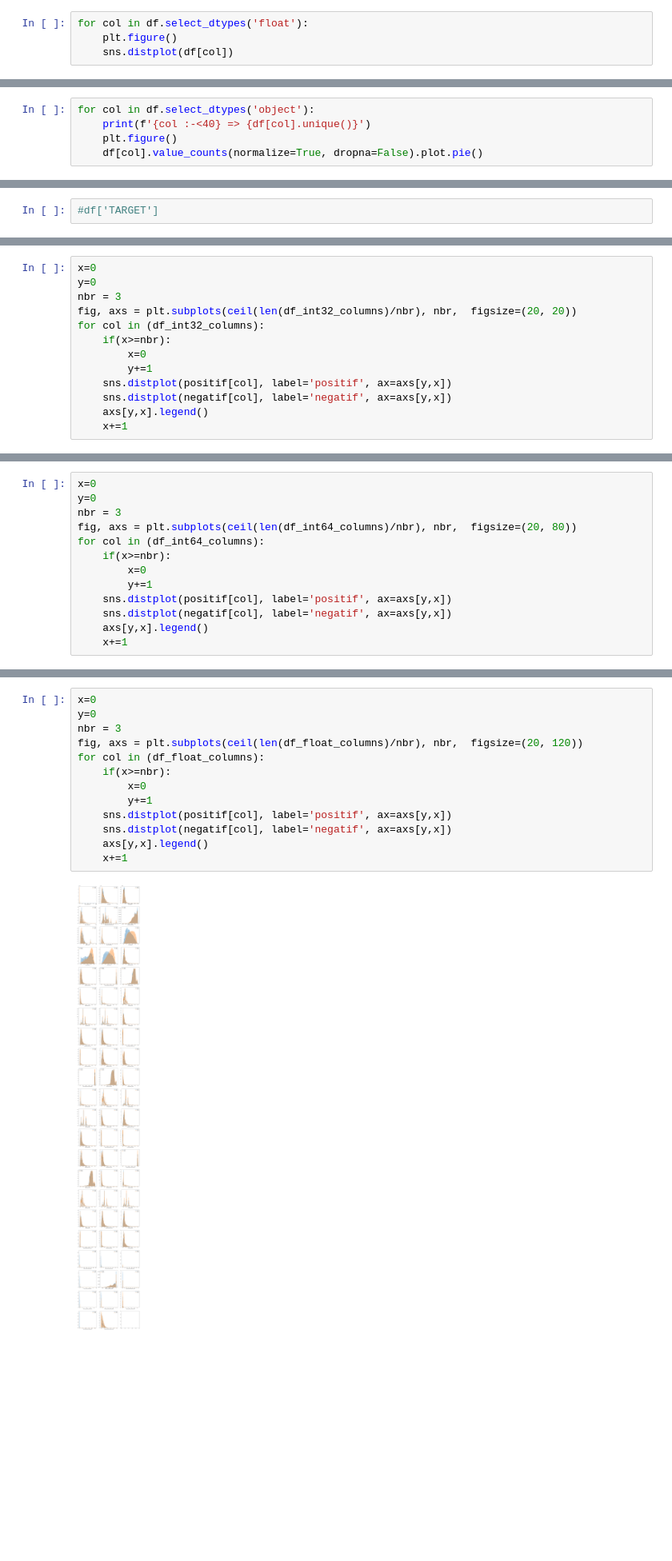
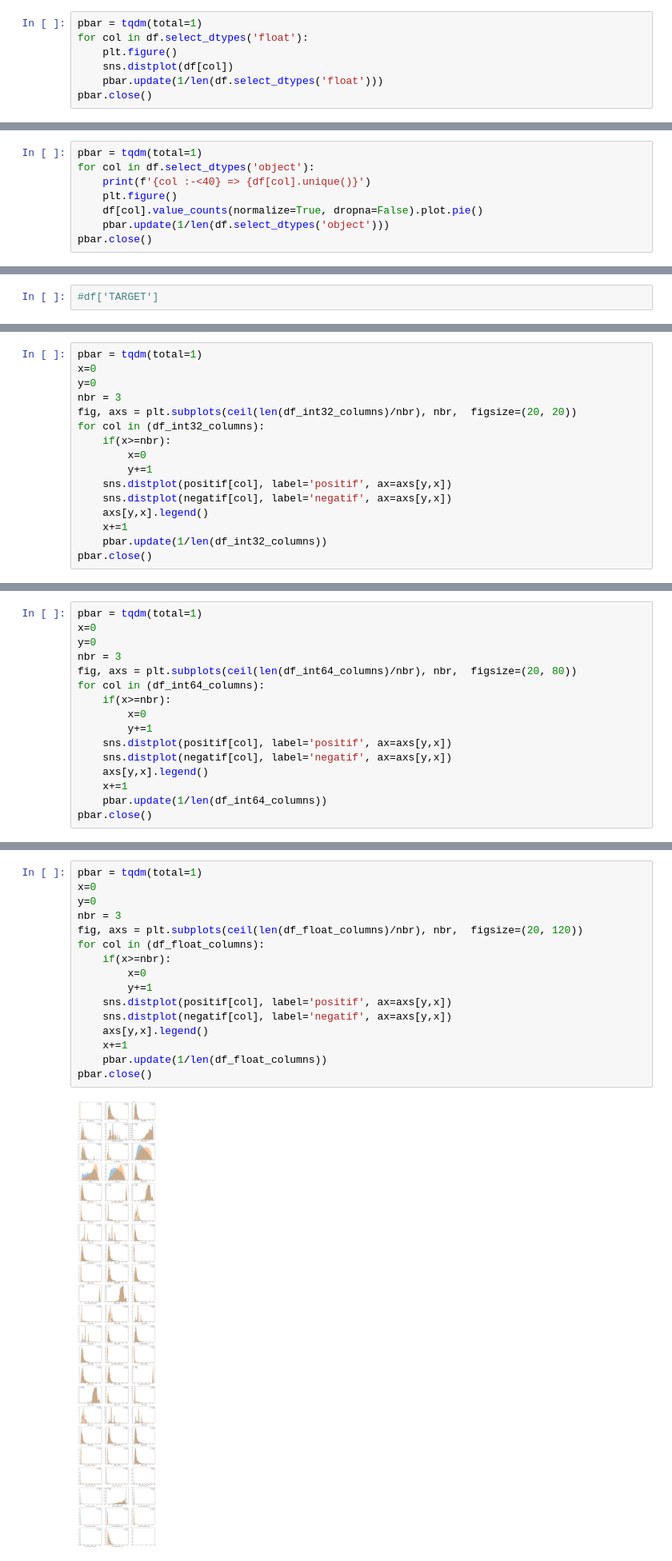
Before and after one commit to jiangwei4/HomeCreditML, a Jupyter notebook: HomeCreditML.ipynb, the cells around one changed output, grey strips where cells are left out. Shown at 80% size. Saved outputs shown, nothing was run; the diff lists cells and outputs as text; blank space fills up the shorter version.

```diff
--- a/HomeCreditML.ipynb
+++ b/HomeCreditML.ipynb
@@ -65,8 +67,11 @@ int32      16
 dtype: int64
 # %%
+pbar = tqdm(total=1)
 for col in df.select_dtypes('float'):
     plt.figure()
     sns.distplot(df[col])
+    pbar.update(1/len(df.select_dtypes('float')))
+pbar.close()
 # %% [output]
 [figure]
 [figure]
@@ -82,10 +87,13 @@ for col in df.select_dtypes('float'):
 [figure]
 ... (53 outputs left out)
 # %%
+pbar = tqdm(total=1)
 for col in df.select_dtypes('object'):
     print(f'{col :-<40} => {df[col].unique()}')
     plt.figure()
     df[col].value_counts(normalize=True, dropna=False).plot.pie()
+    pbar.update(1/len(df.select_dtypes('object')))
+pbar.close()
 # %% [output]
 NAME_CONTRACT_TYPE---------------------- => ['Cash loans' 'Revolving loans']
 CODE_GENDER----------------------------- => ['M' 'F' 'XNA']
@@ -163,6 +171,7 @@ df_int32_columns = df.select_dtypes('int32').columns
 df_int64_columns = df.select_dtypes('int64').columns
 df_float_columns = df.select_dtypes('float').columns
 # %%
+pbar = tqdm(total=1)
 x=0
 y=0
 nbr = 3
@@ -175,9 +184,12 @@ for col in (df_int32_columns):
     sns.distplot(negatif[col], label='negatif', ax=axs[y,x])
     axs[y,x].legend()
     x+=1
+    pbar.update(1/len(df_int32_columns))
+pbar.close()
 # %% [output]
 [figure]
 # %%
+pbar = tqdm(total=1)
 x=0
 y=0
 nbr = 3
@@ -190,23 +202,28 @@ for col in (df_int64_columns):
     sns.distplot(negatif[col], label='negatif', ax=axs[y,x])
     axs[y,x].legend()
     x+=1
+    pbar.update(1/len(df_int64_columns))
+pbar.close()
 # %% [output]
 [figure]
 # %%
+pbar = tqdm(total=1)
 x=0
 y=0
 nbr = 3
 fig, axs = plt.subplots(ceil(len(df_float_columns)/nbr), nbr,  figsize=(20, 120))
 for col in (df_float_columns):
     if(x>=nbr):
         x=0
         y+=1
     sns.distplot(positif[col], label='positif', ax=axs[y,x])
     sns.distplot(negatif[col], label='negatif', ax=axs[y,x])
     axs[y,x].legend()
     x+=1
+    pbar.update(1/len(df_float_columns))
+pbar.close()
 # %% [output]
-[figure, old version]
+[figure, new version]
 # %% [markdown]
 # nouveau dataTrain
 # %%
```
Also changed, not shown: parts of 10 cells of this notebook.
